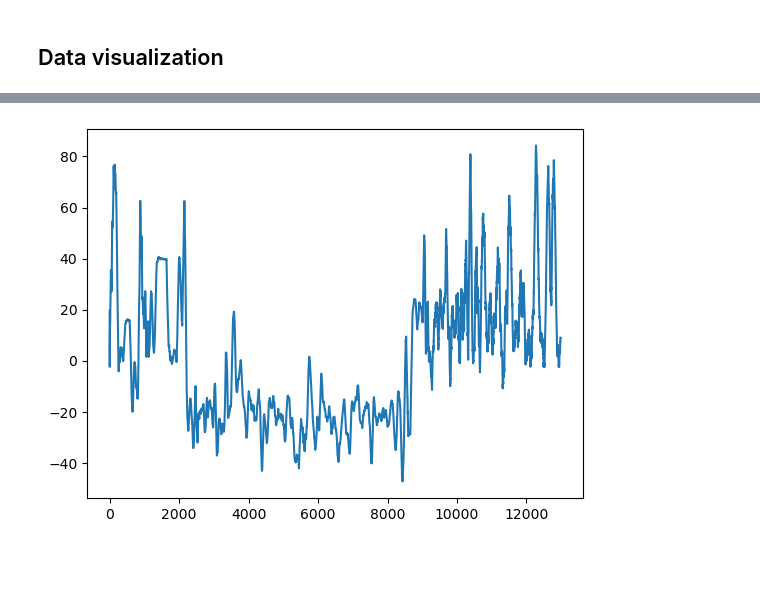
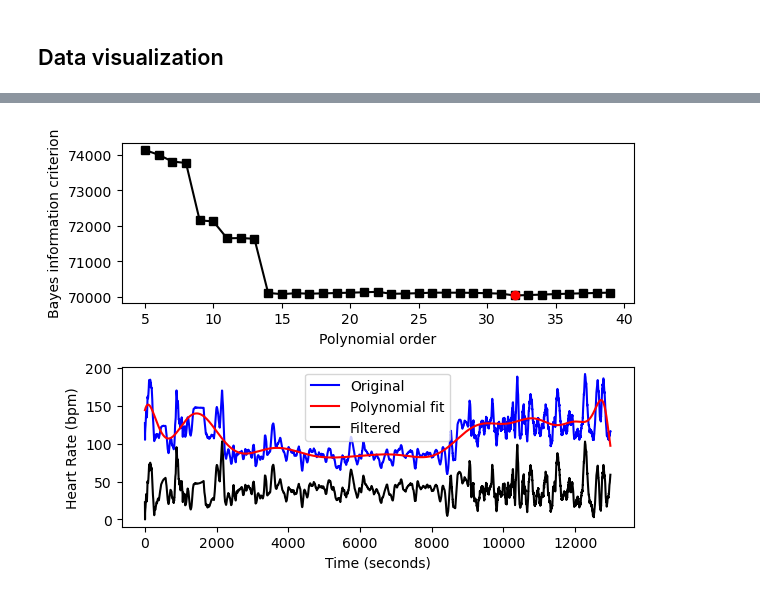
Before and after one commit to jsForeroBiomed/wearable-stress-exam-performance, a Jupyter notebook: Physiological-signals.ipynb, the cells around one changed output, grey strips where cells are left out. Drawn from its saved outputs; the diff is of its cells as text; code cells hidden in the pictures; blank space fills up the shorter version.

```diff
--- a/Physiological-signals.ipynb
+++ b/Physiological-signals.ipynb
@@ -117,11 +118,14 @@ for student in students_list: # Loop over each student
     students_dict[student], time_freq_dict[student] = {}, {}
     for exam in exam_list: # Loop over each type of exam in `exam_list`
         students_dict[student][exam], time_freq_dict[student][exam] = {}, {}
-        for key, values in physio_variables.items(): # Loop over each physiological variable
+        for physio_var, values in physio_variables.items(): # Loop over each physiological variable
             read_data = pd.read_csv(f'a-wearable-exam-stress-dataset-for-predicting-cognitive-performance-'\
-                                    f'in-real-world-settings-1.0.0/Data/{student}/{exam}/{key}.csv', names=values)
-            time_freq_dict[student][exam][key] = read_data.loc[0:1, :]
-            students_dict[student][exam][key] = read_data.loc[2:, :]
+                                    f'in-real-world-settings-1.0.0/Data/{student}/{exam}/{physio_var}.csv',
+                                    names=values,
+                                    )
+            time_freq_dict[student][exam][physio_var] = read_data.loc[0:1, :]
+            time_freq_dict[student][exam][physio_var].index = ['Initial time (Unix)', 'Sample rate']
+            students_dict[student][exam][physio_var] = read_data.loc[2:, :]
 # %%
 # Reading grades
 grades_path = os.path.join(path, 'StudentGrades.txt')
@@ -207,2 +207,11 @@ NameError: name 'heart_rate' is not defined
 # %% [markdown]
 ## Data visualization
+# %%
+srate = time_freq_dict['S10']['Midterm 2']['HR'].loc['Sample rate', :].values
+print(srate)
+
+signal = heart_rate['S10 + Midterm 2']
+n = len(signal)
+t = np.arange(0, n) / srate
+
+print(t)
@@ -209,3 +221,64 @@ NameError: name 'heart_rate' is not defined
 # %%
-plt.plot(heart_rate['S10 + Midterm 2'] - np.mean(heart_rate['S10 + Midterm 2']))
+
+
+# Generate plot for signal
+
+fig, ax = plt.subplots(2, 1)
+plt.subplots_adjust(left=0.1,
+                    bottom=0.1,
+                    right=0.9,
+                    top=0.9,
+                    wspace=0.4,
+                    hspace=0.4)
+
+
+# Possible orders for filtering
+orders = range(5,40)
+
+# Sum of squared errors
+sum_sq_err = np.zeros(len(orders))
+
+# loop through orders
+for ri in range(len(orders)):
+
+    # compute polynomial (fitting time series)
+    y_hat = np.polyval(np.polyfit(t, signal, orders[ri]),t)
+
+    # compute fit of model to data (sum of squared errors)
+    sum_sq_err[ri] = np.sum((y_hat-signal)**2)/n
+
+
+# Bayes information criterion
+bic = n*np.log(sum_sq_err) + orders*np.log(n)
+
+# best parameter has lowest BIC
+bestP = min(bic)
+idx = np.argmin(bic)
+
+# plot the BIC
+ax[0].plot(orders,bic,'ks-', orders[idx],bestP,'ro')
+ax[0].set_xlabel('Polynomial order')
+ax[0].set_ylabel('Bayes information criterion')
+
+## now repeat filter for best (smallest) BIC
+
+# polynomial fit
+polycoefs = np.polyfit(t,signal,orders[idx])
+
+# estimated data based on the coefficients
+y_hat = np.polyval(polycoefs,t)
+
+# filtered signal is residual
+filtsig = signal - y_hat
+filtsig = filtsig + np.abs(min(filtsig))
+
+## plotting
+ax[1].plot(t, signal, 'b', label='Original')
+ax[1].plot(t, y_hat, 'r', label='Polynomial fit')
+ax[1].plot(t, filtsig, 'k', label='Filtered')
+
+ax[1].set_xlabel('Time (seconds)')
+ax[1].set_ylabel('Heart Rate (bpm)')
+ax[1].legend(loc='best')
+plt.show()
 # %% [output]
@@ -213 +285 @@ plt.plot(heart_rate['S10 + Midterm 2'] - np.mean(heart_rate['S10 + Midterm 2']))
-[figure, old version]
+[figure, new version]
```
Also changed, not shown: parts of 8 cells of this notebook, 1 other file.
